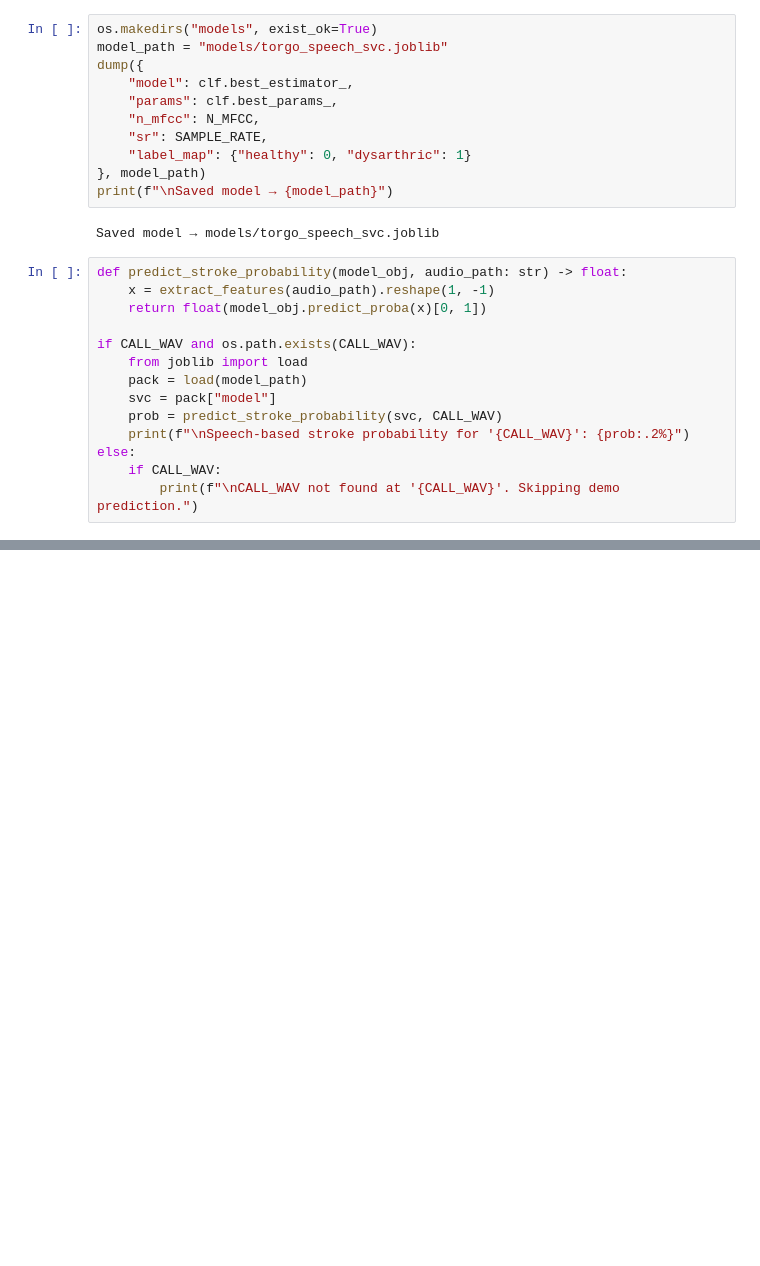
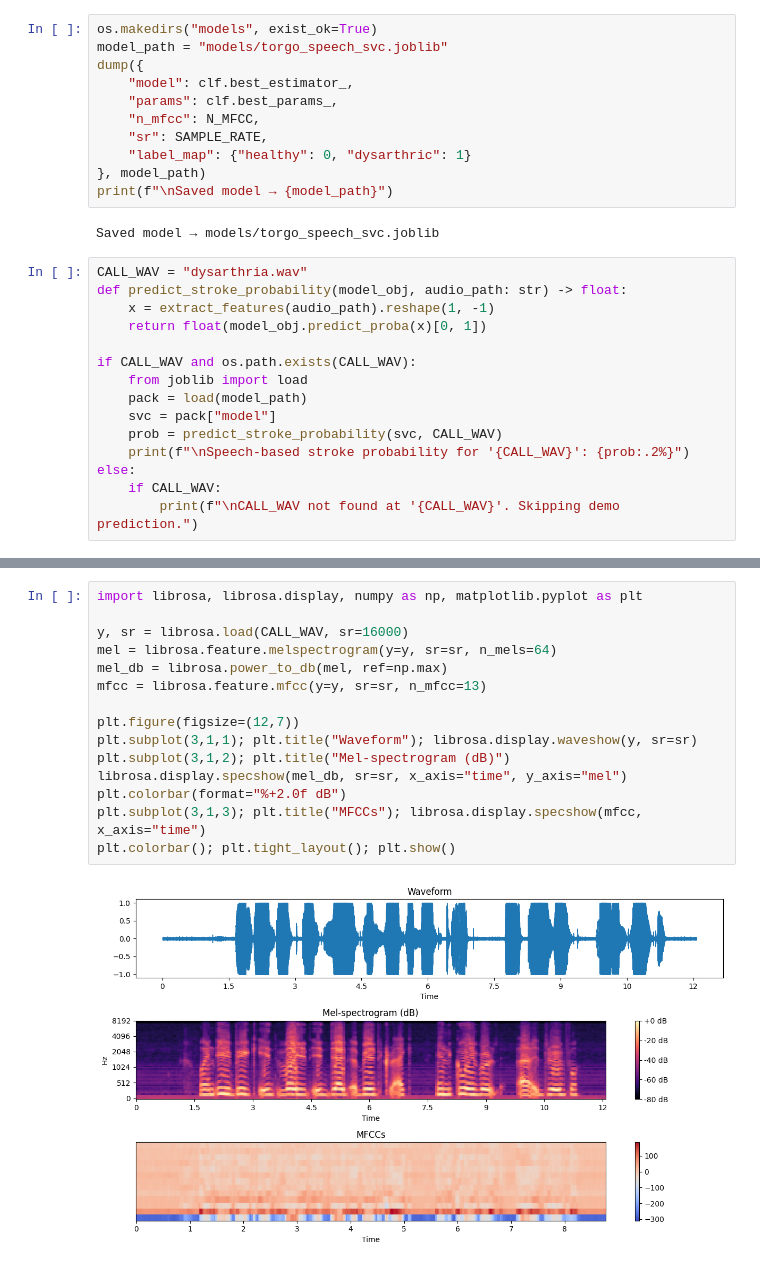
Before and after one commit to drexelProjects/cs614, a Jupyter notebook: dysarthriaDetection.ipynb, the cells around one changed output, grey strips where cells are left out. Saved outputs shown, nothing was run; the diff lists cells and outputs as text; blank space fills up the shorter version.

```diff
--- a/dysarthriaDetection.ipynb
+++ b/dysarthriaDetection.ipynb
@@ -195,6 +199,7 @@ print(f"\nSaved model → {model_path}")
 # %% [output]
 Saved model → models/torgo_speech_svc.joblib
 # %%
+CALL_WAV = "dysarthria.wav"
 def predict_stroke_probability(model_obj, audio_path: str) -> float:
     x = extract_features(audio_path).reshape(1, -1)
     return float(model_obj.predict_proba(x)[0, 1])
@@ -212,0 +240,17 @@ Speech-based stroke probability for 'dysarthia.wav': 97.53%
+# %%
+import librosa, librosa.display, numpy as np, matplotlib.pyplot as plt
+
+y, sr = librosa.load(CALL_WAV, sr=16000)
+mel = librosa.feature.melspectrogram(y=y, sr=sr, n_mels=64)
+mel_db = librosa.power_to_db(mel, ref=np.max)
+mfcc = librosa.feature.mfcc(y=y, sr=sr, n_mfcc=13)
+
+plt.figure(figsize=(12,7))
+plt.subplot(3,1,1); plt.title("Waveform"); librosa.display.waveshow(y, sr=sr)
+plt.subplot(3,1,2); plt.title("Mel-spectrogram (dB)")
+librosa.display.specshow(mel_db, sr=sr, x_axis="time", y_axis="mel")
+plt.colorbar(format="%+2.0f dB")
+plt.subplot(3,1,3); plt.title("MFCCs"); librosa.display.specshow(mfcc, x_axis="time")
+plt.colorbar(); plt.tight_layout(); plt.show()
+# %% [output]
+[figure, added]
```
Also changed, not shown: parts of 9 cells of this notebook, 15 other files.
